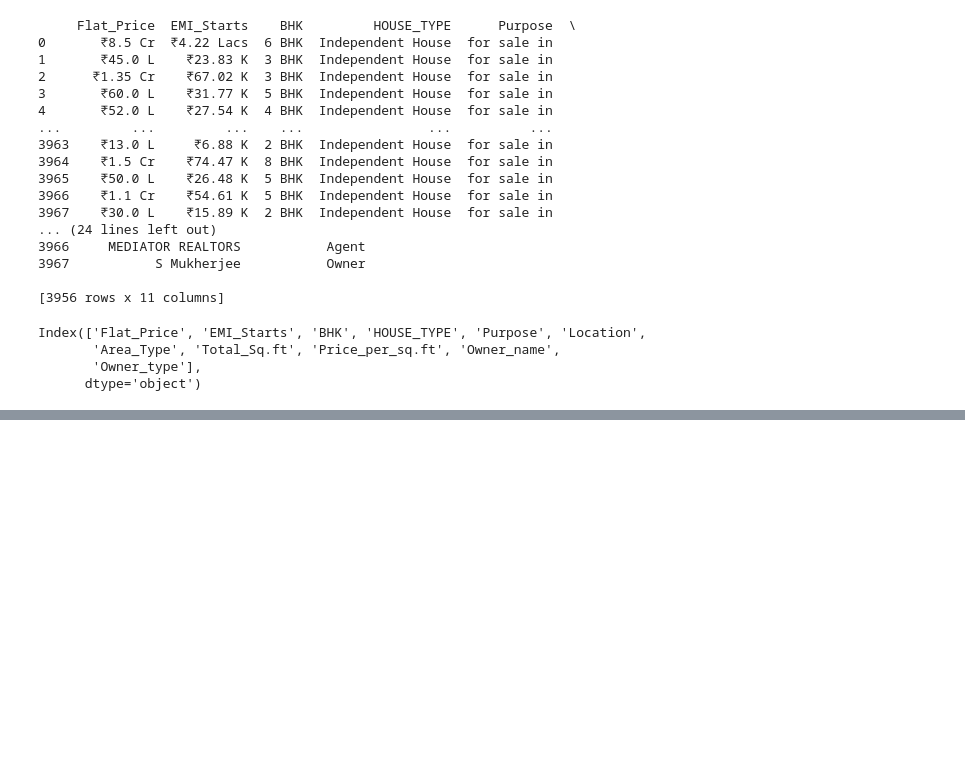
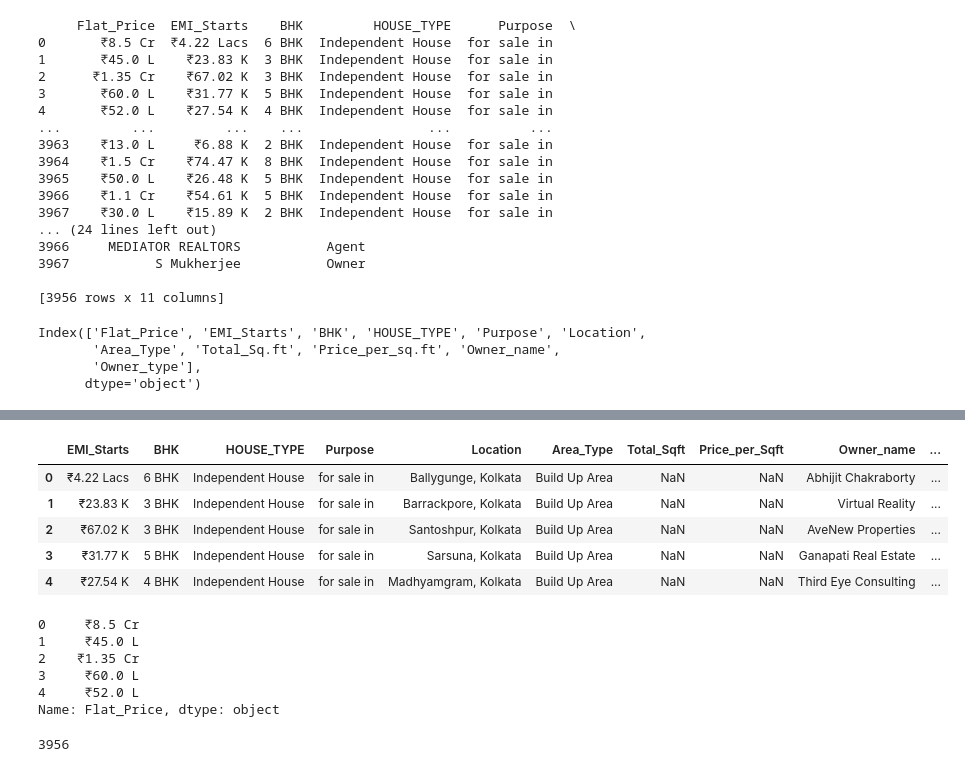
Before and after one commit to mainackdasgupta/ML-Project, a Jupyter notebook: Kolkata_Home_Price_Prediction.ipynb, the cells around one changed output, grey strips where cells are left out. Drawn from its saved outputs; the diff is of its cells as text; code cells hidden in the pictures; blank space fills up the shorter version.

```diff
--- a/Kolkata_Home_Price_Prediction.ipynb
+++ b/Kolkata_Home_Price_Prediction.ipynb
@@ -165,0 +182,24 @@ print(df2)
+# %%
+X = df2.drop(['Flat_Price'], axis= 'columns')
+X.head()
+# %% [output]
+|  | EMI_Starts | BHK | HOUSE_TYPE | Purpose | Location | Area_Type | Total_Sqft | Price_per_Sqft | Owner_name | ... |
+| 0 | ₹4.22 Lacs | 6 BHK | Independent House | for sale in | Ballygunge, Kolkata | Build Up Area | NaN | NaN | Abhijit Chakraborty | ... |
+| 1 | ₹23.83 K | 3 BHK | Independent House | for sale in | Barrackpore, Kolkata | Build Up Area | NaN | NaN | Virtual Reality | ... |
+| 2 | ₹67.02 K | 3 BHK | Independent House | for sale in | Santoshpur, Kolkata | Build Up Area | NaN | NaN | AveNew Properties | ... |
+| 3 | ₹31.77 K | 5 BHK | Independent House | for sale in | Sarsuna, Kolkata | Build Up Area | NaN | NaN | Ganapati Real Estate | ... |
+| 4 | ₹27.54 K | 4 BHK | Independent House | for sale in | Madhyamgram, Kolkata | Build Up Area | NaN | NaN | Third Eye Consulting | ... |
+# %%
+Y = df2.Flat_Price
+Y.head()
+# %% [output]
+0     ₹8.5 Cr
+1     ₹45.0 L
+2    ₹1.35 Cr
+3     ₹60.0 L
+4     ₹52.0 L
+Name: Flat_Price, dtype: object
+# %%
+len(Y)
+# %% [output]
+3956
```
Also changed, not shown: parts of 10 cells of this notebook.
